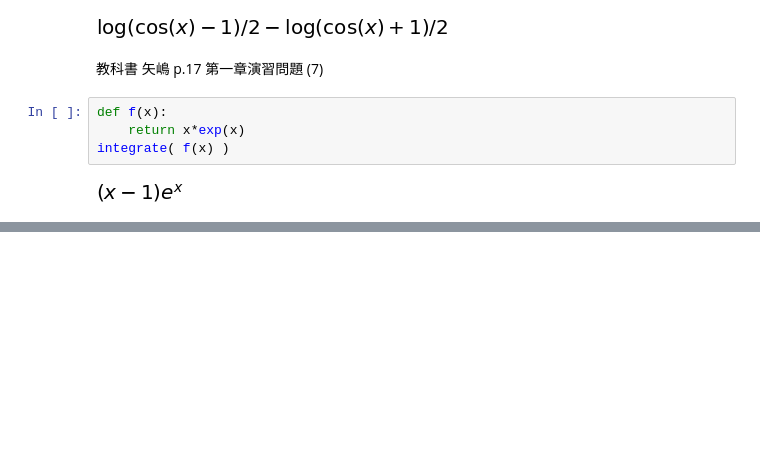
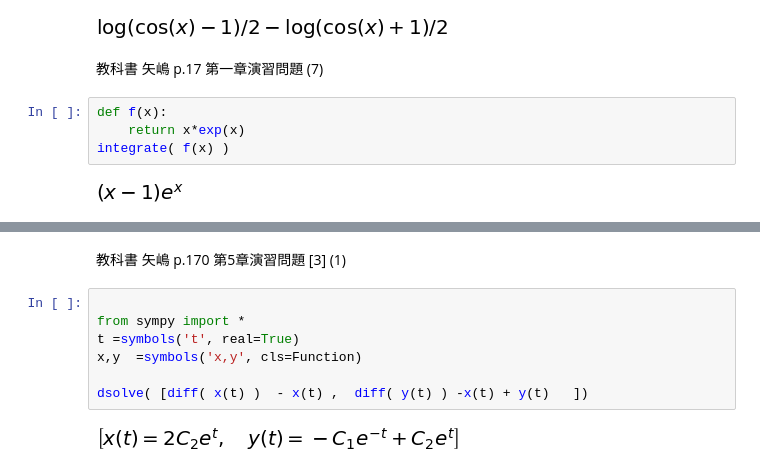
Before and after one commit to date333cs/Start_Python, a Jupyter notebook: ode101.ipynb, the cells around one changed output, grey strips where cells are left out. Drawn from its saved outputs; the diff is of its cells as text; blank space fills up the shorter version.

```diff
--- a/ode101.ipynb
+++ b/ode101.ipynb
@@ -192,0 +225,11 @@ integrate( f(x) )
+# %% [markdown]
+教科書 矢嶋 p.170 第5章演習問題 [3] (1)
+# %%
+
+from sympy import *
+t =symbols('t', real=True)
+x,y  =symbols('x,y', cls=Function)
+
+dsolve( [diff( x(t) )  - x(t) ,  diff( y(t) ) -x(t) + y(t)   ])
+# %% [output]
+[figure, added]
```
Also changed, not shown: parts of 2 cells of this notebook.
